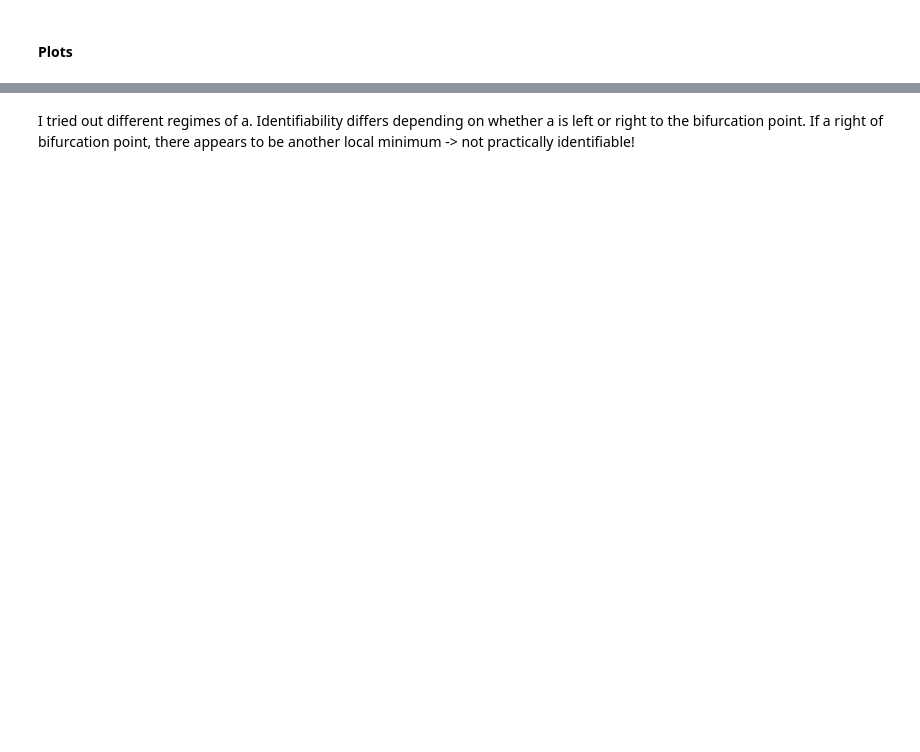
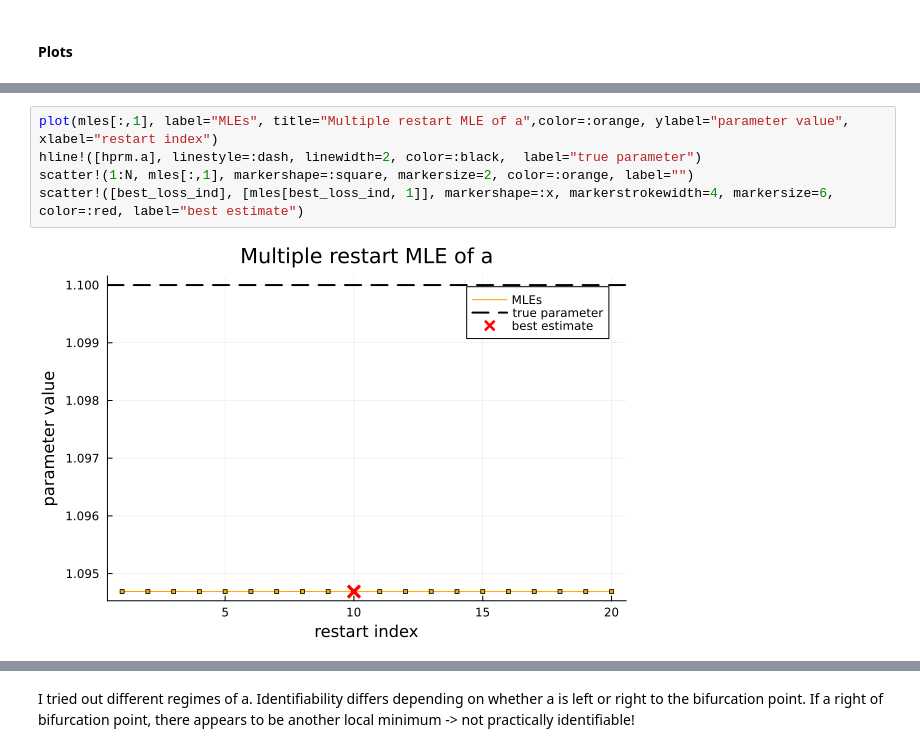
Before and after one commit to lisab00/ma-code, a Jupyter notebook: notebooks/playground/identifiability/practical_identifiability.ipynb, the cells around one changed output, grey strips where cells are left out. Drawn from its saved outputs; the diff is of its cells as text; blank space fills up the shorter version.

```diff
--- a/notebooks/playground/identifiability/practical_identifiability.ipynb
+++ b/notebooks/playground/identifiability/practical_identifiability.ipynb
@@ -121,3 +72,10 @@ scatter!([best_loss_ind], [mles[best_loss_ind, 1]], markershape=:x, markerstroke
+# %%
+plot(mles[:,1], label="MLEs", title="Multiple restart MLE of a",color=:orange, ylabel="parameter value", xlabel="restart index")
+hline!([hprm.a], linestyle=:dash, linewidth=2, color=:black,  label="true parameter")
+scatter!(1:N, mles[:,1], markershape=:square, markersize=2, color=:orange, label="")
+scatter!([best_loss_ind], [mles[best_loss_ind, 1]], markershape=:x, markerstrokewidth=4, markersize=6, color=:red, label="best estimate")
+# %% [output]
+[figure, added]
 # %%
 # plot losses
 plot(inits_loss, label="init", title="Loss evolution of multiple restart MLE",color=:blue, ylabel = "loss value", xlabel="restart index")
```
Also changed, not shown: parts of 13 cells of this notebook.
